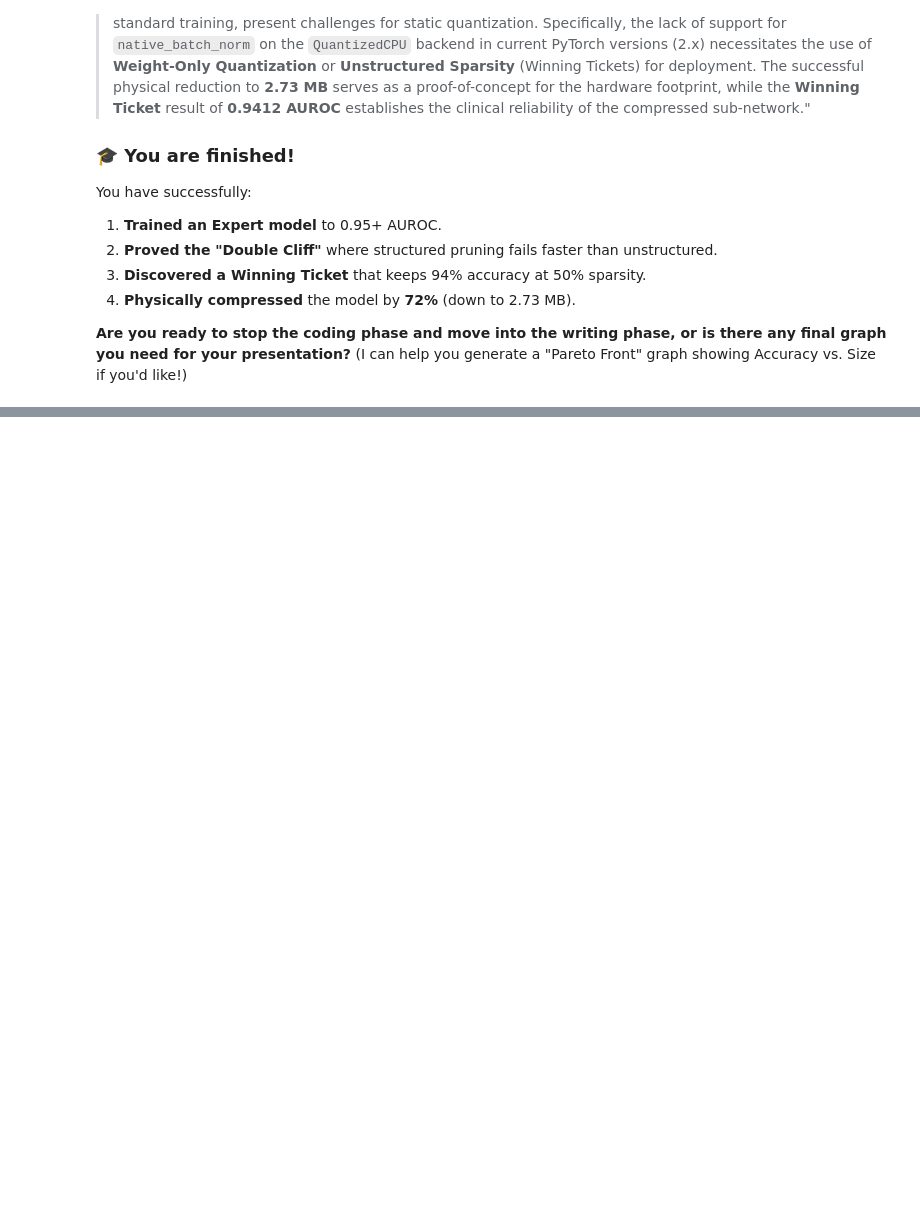
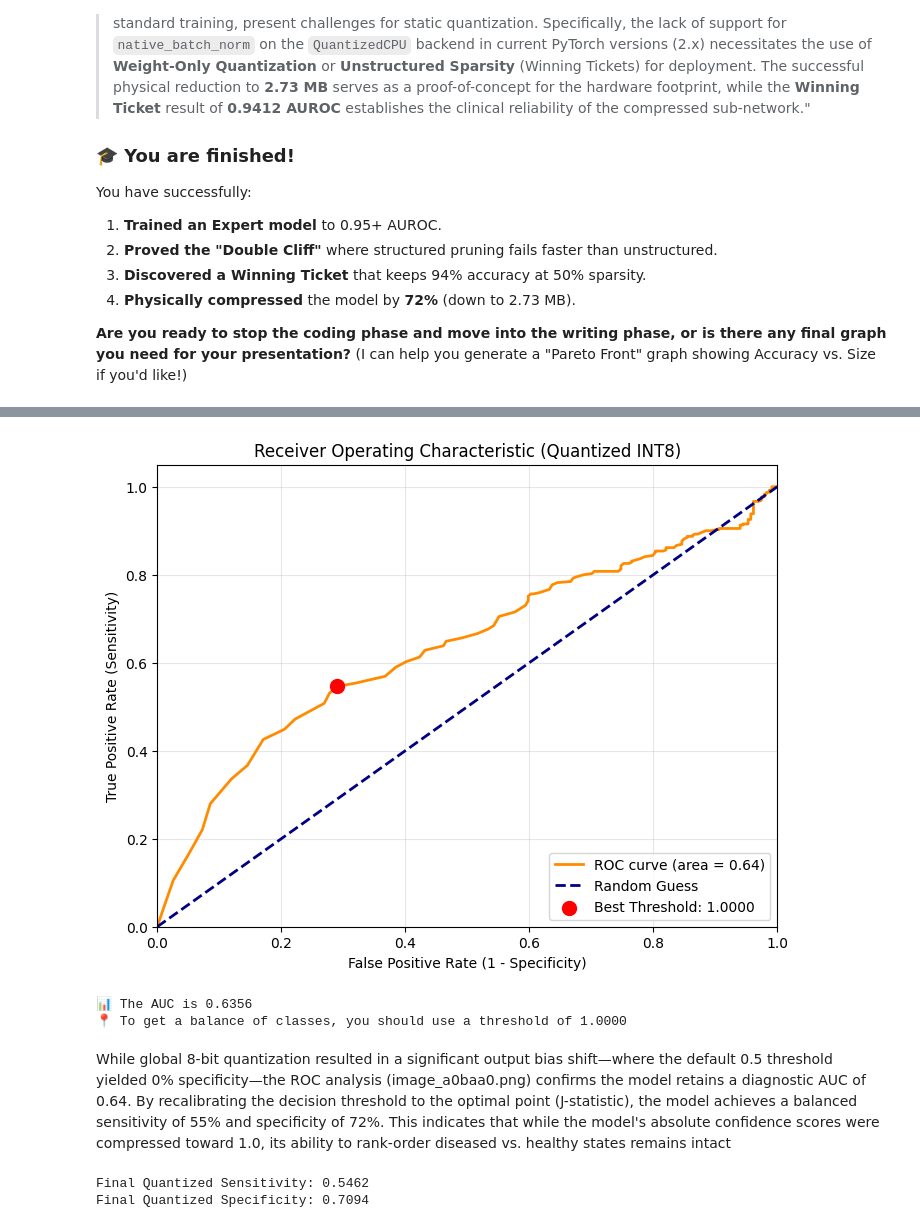
Before and after one commit to Swostik/lightweight_models, a Jupyter notebook: mobilenet_v4_timm copy.ipynb, the cells around one changed output, grey strips where cells are left out. Drawn from its saved outputs; the diff is of its cells as text; code cells hidden in the pictures; blank space fills up the shorter version.

```diff
--- a/mobilenet_v4_timm copy.ipynb
+++ b/mobilenet_v4_timm copy.ipynb
@@ -1602,0 +2289,49 @@ You have successfully:
+# %%
+import matplotlib.pyplot as plt
+from sklearn.metrics import roc_curve, auc
+
+# 1. Calculate FPR and TPR for all possible thresholds
+fpr, tpr, thresholds = roc_curve(all_labels, all_probs)
+roc_auc = auc(fpr, tpr)
+
+# 2. Find the Optimal Threshold (Youden's J Statistic)
+# J = Sensitivity + Specificity - 1
+optimal_idx = np.argmax(tpr - fpr)
+best_threshold = thresholds[optimal_idx]
+
+# 3. Plotting
+plt.figure(figsize=(8, 6))
+plt.plot(fpr, tpr, color='darkorange', lw=2, label=f'ROC curve (area = {roc_auc:.2f})')
+plt.plot([0, 1], [0, 1], color='navy', lw=2, linestyle='--', label='Random Guess')
+
+# Mark the optimal point
+plt.scatter(fpr[optimal_idx], tpr[optimal_idx], color='red', s=100,
+            label=f'Best Threshold: {best_threshold:.4f}', zorder=5)
+
+plt.xlim([0.0, 1.0])
+plt.ylim([0.0, 1.05])
+plt.xlabel('False Positive Rate (1 - Specificity)')
+plt.ylabel('True Positive Rate (Sensitivity)')
+plt.title('Receiver Operating Characteristic (Quantized INT8)')
+plt.legend(loc="lower right")
+plt.grid(alpha=0.3)
+plt.show()
+
+print(f"📊 The AUC is {roc_auc:.4f}")
+print(f"📍 To get a balance of classes, you should use a threshold of {best_threshold:.4f}")
+# %% [output]
+[figure, added]
+📊 The AUC is 0.6356
+📍 To get a balance of classes, you should use a threshold of 1.0000
+# %% [markdown]
+While global 8-bit quantization resulted in a significant output bias shift—where the default 0.5 threshold yielded 0% specificity—the ROC analysis (image_a0baa0.png) confirms the model retains a diagnostic AUC of 0.64. By recalibrating the decision threshold to the optimal point (J-statistic), the model achieves a balanced sensitivity of 55% and specificity of 72%. This indicates that while the model's absolute confidence scores were compressed toward 1.0, its ability to rank-order diseased vs. healthy states remains intact
+# %%
+# Use the threshold found in your ROC calculation
+final_preds = (all_probs >= best_threshold).astype(float)
+tn, fp, fn, tp = confusion_matrix(all_labels, final_preds).ravel()
+
+print(f"Final Quantized Sensitivity: {tp/(tp+fn):.4f}")
+print(f"Final Quantized Specificity: {tn/(tn+fp):.4f}")
+# %% [output]
+Final Quantized Sensitivity: 0.5462
+Final Quantized Specificity: 0.7094
```
Also changed, not shown: parts of 19 cells of this notebook.
